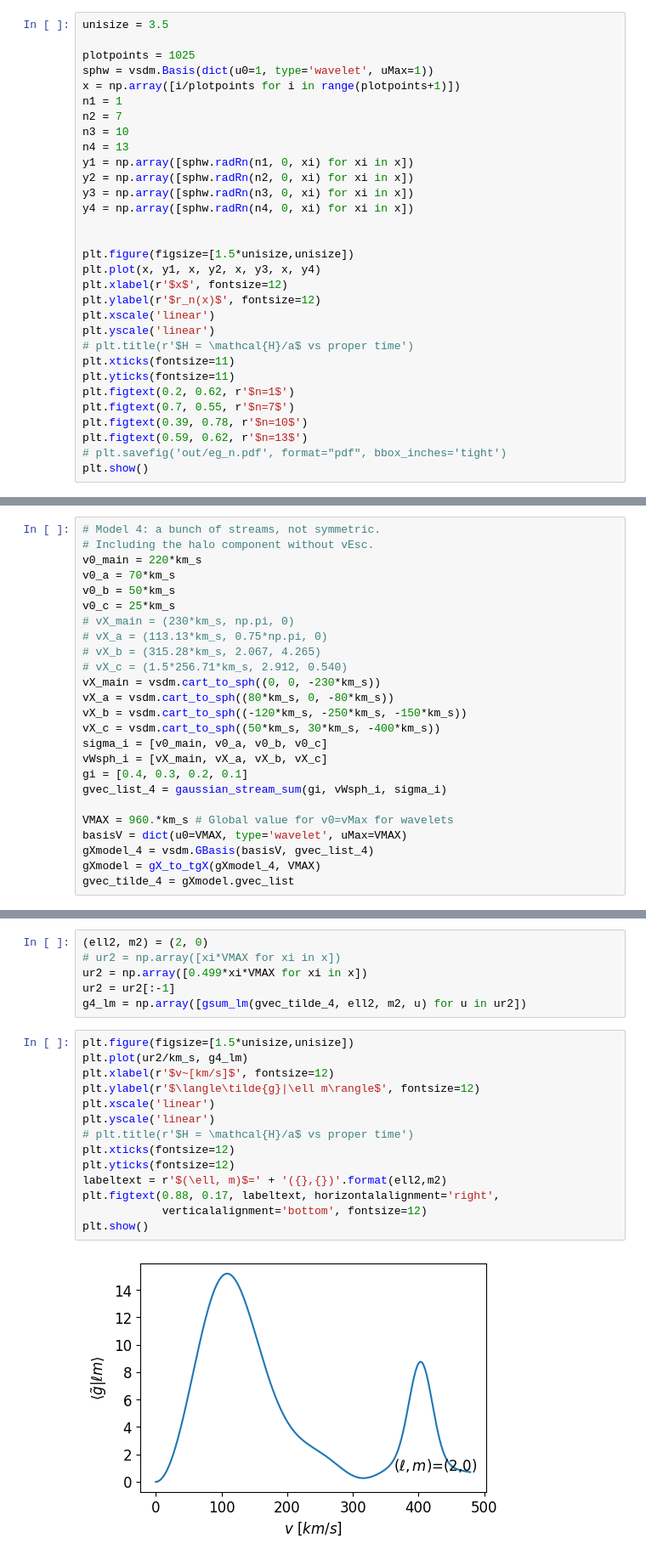
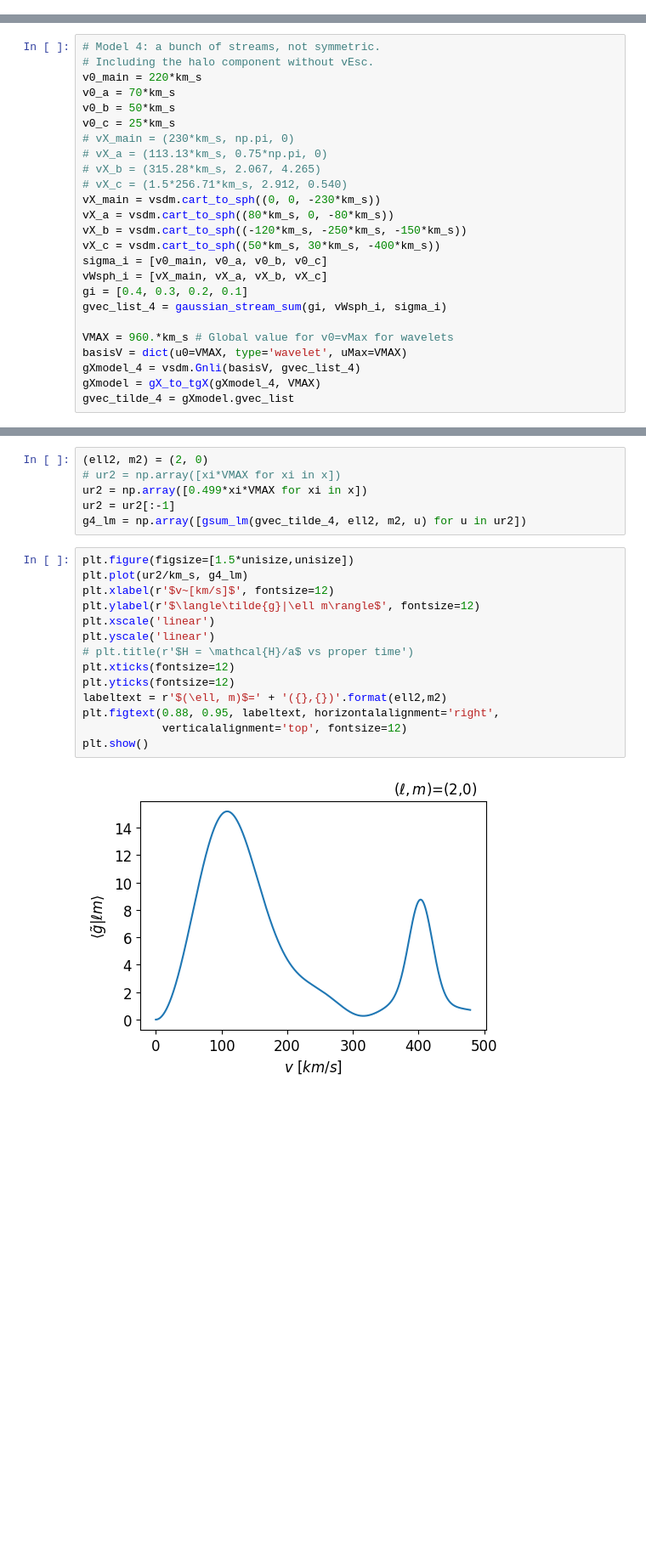
Before and after one commit to blillard/vsdm, a Jupyter notebook: tools/Plots_Radial.ipynb, the cells around one changed output, grey strips where cells are left out. Shown at 85% size. Drawn from its saved outputs; the diff is of its cells as text; blank space fills up the shorter version.

```diff
--- a/tools/Plots_Radial.ipynb
+++ b/tools/Plots_Radial.ipynb
@@ -93,31 +94,0 @@ def gX_to_tgX(gauF, u0):
-# %%
-unisize = 3.5
-
-plotpoints = 1025
-sphw = vsdm.Basis(dict(u0=1, type='wavelet', uMax=1))
-x = np.array([i/plotpoints for i in range(plotpoints+1)])
-n1 = 1
-n2 = 7
-n3 = 10
-n4 = 13
-y1 = np.array([sphw.radRn(n1, 0, xi) for xi in x])
-y2 = np.array([sphw.radRn(n2, 0, xi) for xi in x])
-y3 = np.array([sphw.radRn(n3, 0, xi) for xi in x])
-y4 = np.array([sphw.radRn(n4, 0, xi) for xi in x])
-
-
-plt.figure(figsize=[1.5*unisize,unisize])
-plt.plot(x, y1, x, y2, x, y3, x, y4)
-plt.xlabel(r'$x$', fontsize=12)
-plt.ylabel(r'$r_n(x)$', fontsize=12)
-plt.xscale('linear')
-plt.yscale('linear')
-# plt.title(r'$H = \mathcal{H}/a$ vs proper time')
-plt.xticks(fontsize=11)
-plt.yticks(fontsize=11)
-plt.figtext(0.2, 0.62, r'$n=1$')
-plt.figtext(0.7, 0.55, r'$n=7$')
-plt.figtext(0.39, 0.78, r'$n=10$')
-plt.figtext(0.59, 0.62, r'$n=13$')
-# plt.savefig('out/eg_n.pdf', format="pdf", bbox_inches='tight')
-plt.show()
@@ -149,7 +118,7 @@ gvec_list_4 = gaussian_stream_sum(gi, vWsph_i, sigma_i)
 
 VMAX = 960.*km_s # Global value for v0=vMax for wavelets
 basisV = dict(u0=VMAX, type='wavelet', uMax=VMAX)
-gXmodel_4 = vsdm.GBasis(basisV, gvec_list_4)
+gXmodel_4 = vsdm.Gnli(basisV, gvec_list_4)
 gXmodel = gX_to_tgX(gXmodel_4, VMAX)
 gvec_tilde_4 = gXmodel.gvec_list
 # %%
@@ -424,17 +407,17 @@ g4_lm = np.array([gsum_lm(gvec_tilde_4, ell2, m2, u) for u in ur2])
 # %%
 plt.figure(figsize=[1.5*unisize,unisize])
 plt.plot(ur2/km_s, g4_lm)
 plt.xlabel(r'$v~[km/s]$', fontsize=12)
 plt.ylabel(r'$\langle\tilde{g}|\ell m\rangle$', fontsize=12)
 plt.xscale('linear')
 plt.yscale('linear')
 # plt.title(r'$H = \mathcal{H}/a$ vs proper time')
 plt.xticks(fontsize=12)
 plt.yticks(fontsize=12)
 labeltext = r'$(\ell, m)$=' + '({},{})'.format(ell2,m2)
-plt.figtext(0.88, 0.17, labeltext, horizontalalignment='right',
-            verticalalignment='bottom', fontsize=12)
+plt.figtext(0.88, 0.95, labeltext, horizontalalignment='right',
+            verticalalignment='top', fontsize=12)
 plt.show()
 # %% [output]
-[figure, old version]
+[figure, new version]
 # %%
```
Also changed, not shown: parts of 12 cells of this notebook, 11 other files.
